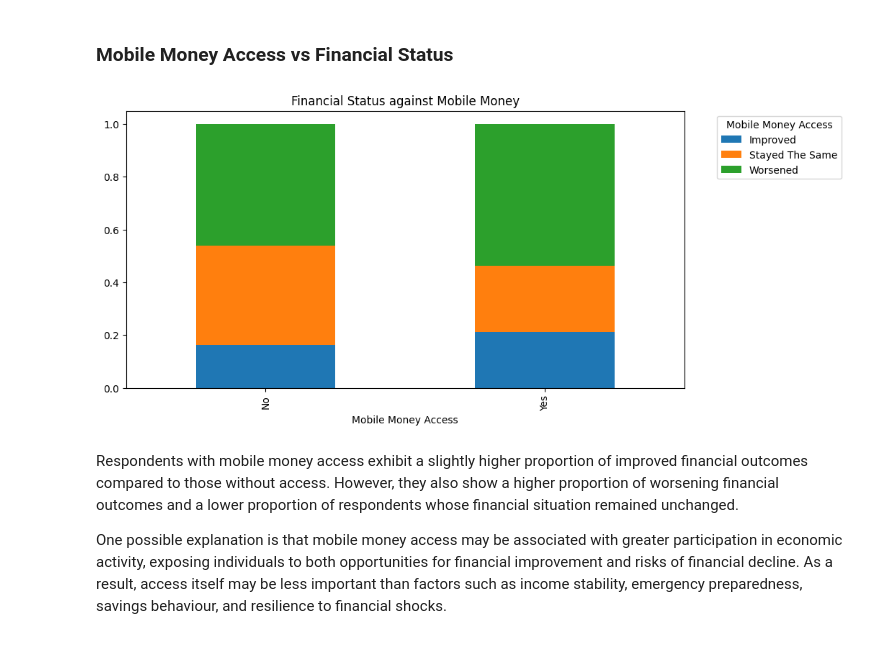
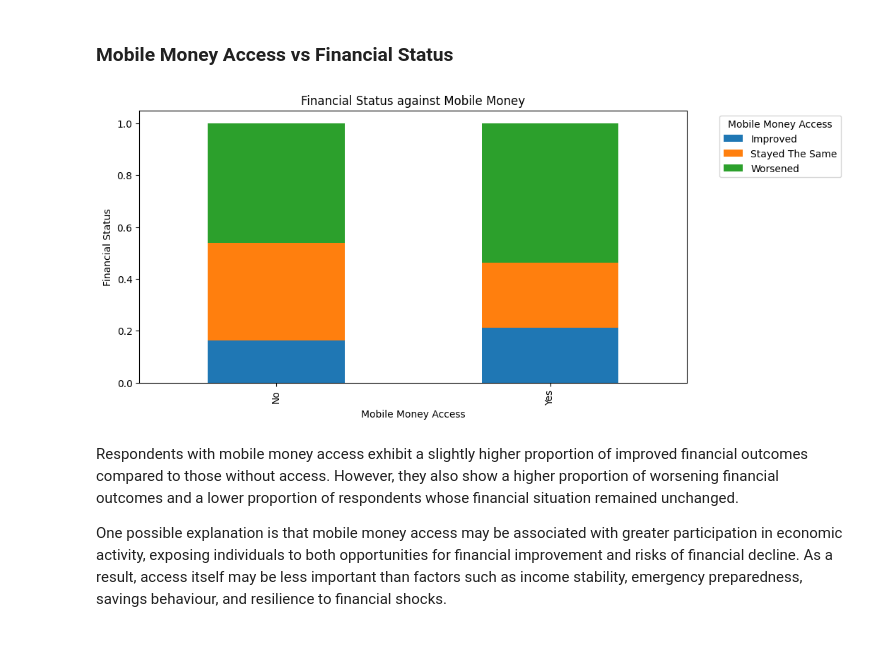
Before and after one commit to Guy0Kana/Datasprint2026-KenyaFinAccess, a Jupyter notebook: finaccess2024.ipynb, the cells around one changed output. Saved outputs shown, nothing was run; the diff lists cells and outputs as text; code cells hidden in the pictures.

```diff
--- a/finaccess2024.ipynb
+++ b/finaccess2024.ipynb
@@ -354,22 +361,23 @@ These findings suggest that financial literacy alone may not be a strong predict
 # %%
 mobile_access_table = pd.crosstab(
     financialaccess['mobile_money_access'],
     financialaccess['financial_status'],
     normalize='index'
 )
 
 mobile_access_table.plot(
     kind='bar',
     stacked=True,
     figsize=(10,5)
 )
 
 plt.title("Financial Status against Mobile Money")
 plt.xlabel('Mobile Money Access')
+plt.ylabel("Financial Status")
 plt.legend(title="Mobile Money Access", bbox_to_anchor=(1.05, 1), loc='upper left')
 plt.show()
 # %% [output]
-[figure, old version]
+[figure, new version]
 # %% [markdown]
 Respondents with mobile money access exhibit a slightly higher proportion of improved financial outcomes compared to those without access. However, they also show a higher proportion of worsening financial outcomes and a lower proportion of respondents whose financial situation remained unchanged.
 
```
Also changed, not shown: parts of 6 cells of this notebook.
